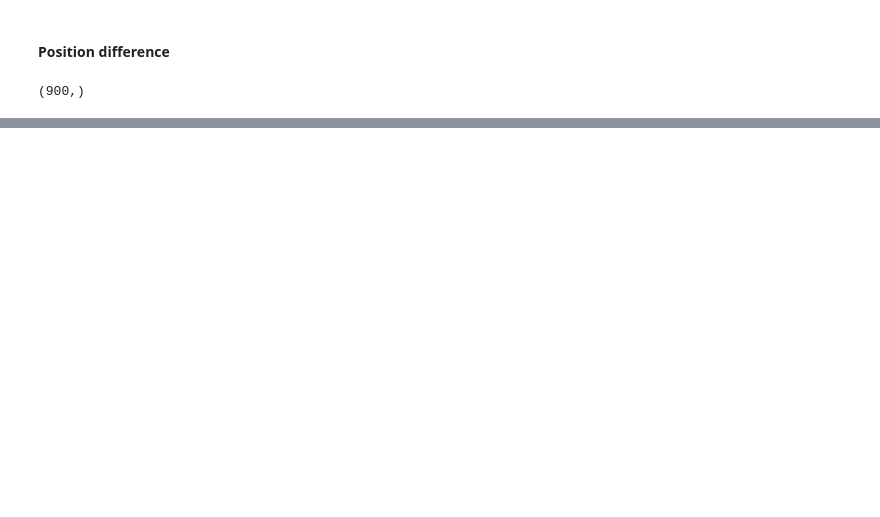
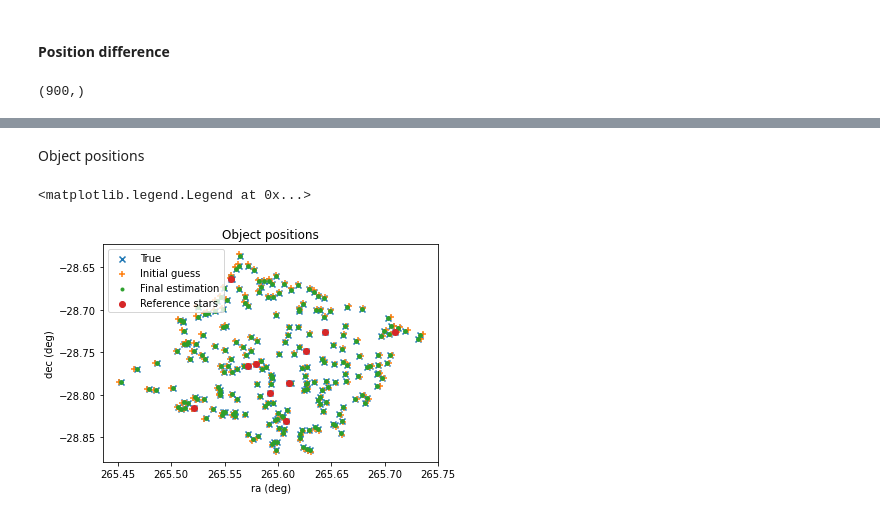
Before and after one commit to kawatadaisuke/JASMINE-analysis-testing, a Jupyter notebook: case7_challenge_00_pix2wcs.ipynb, the cells around one changed output, grey strips where cells are left out. Drawn from its saved outputs; the diff is of its cells as text; code cells hidden in the pictures; blank space fills up the shorter version.

```diff
--- a/case7_challenge_00_pix2wcs.ipynb
+++ b/case7_challenge_00_pix2wcs.ipynb
@@ -599,0 +755,31 @@ Text(0, 0.5, 'dDEC (arcsec)')
+# %%
+n_fields = np.size(field_params)
+n_objects = np.size(radec_est)
+true_ra_ptgs = true_field_params['ra'].data
+true_dec_ptgs = true_field_params['dec'].data
+true_pa_ptgs = true_field_params['pa'].data
+
+ra_ptgs, dec_ptgs, pa_ptgs, scale, a, b =\
+       np.split(result.x, [n_fields, 2*n_fields, 3*n_fields, 3*n_fields+1,\
+                           3*n_fields+1+(dim_sip+1)**2])
+# pa_ptgs, scale, a, b =\
+#       np.split(result.x, [n_fields, n_fields+1,\
+#                           n_fields+1+(dim_sip+1)**2])
+#ra_ptgs = field_params['ra'].data
+# dec_ptgs = field_params['dec'].data
+
+a_matrix = np.reshape(a, (dim_sip+1, dim_sip+1))
+b_matrix = np.reshape(b, (dim_sip+1, dim_sip+1))
+# A/B scaling
+m, n = np.indices((dim_sip+1, dim_sip+1))
+mn = m + n
+a_matrix = a_matrix * (1.e-3**mn)
+b_matrix = b_matrix * (1.e-3**mn)
+
+fit_field_params = Table(data=[ra_ptgs, dec_ptgs, pa_ptgs, -np.ones(shape=(np.size(ra_ptgs)))],\
+                         names=['ra', 'dec', 'pa', 'field'],\
+                         dtype=['float64', 'float64', 'float64', 'int64'])
+fit_field_params['ra'].unit = u.deg
+fit_field_params['dec'].unit = u.deg
+fit_field_params['pa'].unit = u.deg
+fit_field_params['field'] = np.arange(0, np.size(field_params))
@@ -599,0 +806,17 @@ Text(0, 0.5, 'dDEC (arcsec)')
+# %% [markdown]
+Object positions
+# %%
+radec_objs = radec_calculator_ab(observed_xy_overlap, fit_field_params, scale[0], a_matrix, b_matrix)
+
+plt.scatter(true_radec_overlap['ra'], true_radec_overlap['dec'], marker='x', label='True')
+plt.scatter(radec_est['ra_est'], radec_est['dec_est'], marker='+', label='Initial guess')
+plt.scatter(radec_objs['ra_est'], radec_objs['dec_est'], marker='.', label='Final estimation')
+plt.scatter(radec_refstars['ra'], radec_refstars['dec'], marker='o', \
+            label='Reference stars')
+plt.xlabel('ra (deg)')
+plt.ylabel('dec (deg)')
+plt.title('Object positions')
+plt.legend()
+# %% [output]
+<matplotlib.legend.Legend at 0x...>
+[figure, added]
```
Also changed, not shown: parts of 23 cells of this notebook.
